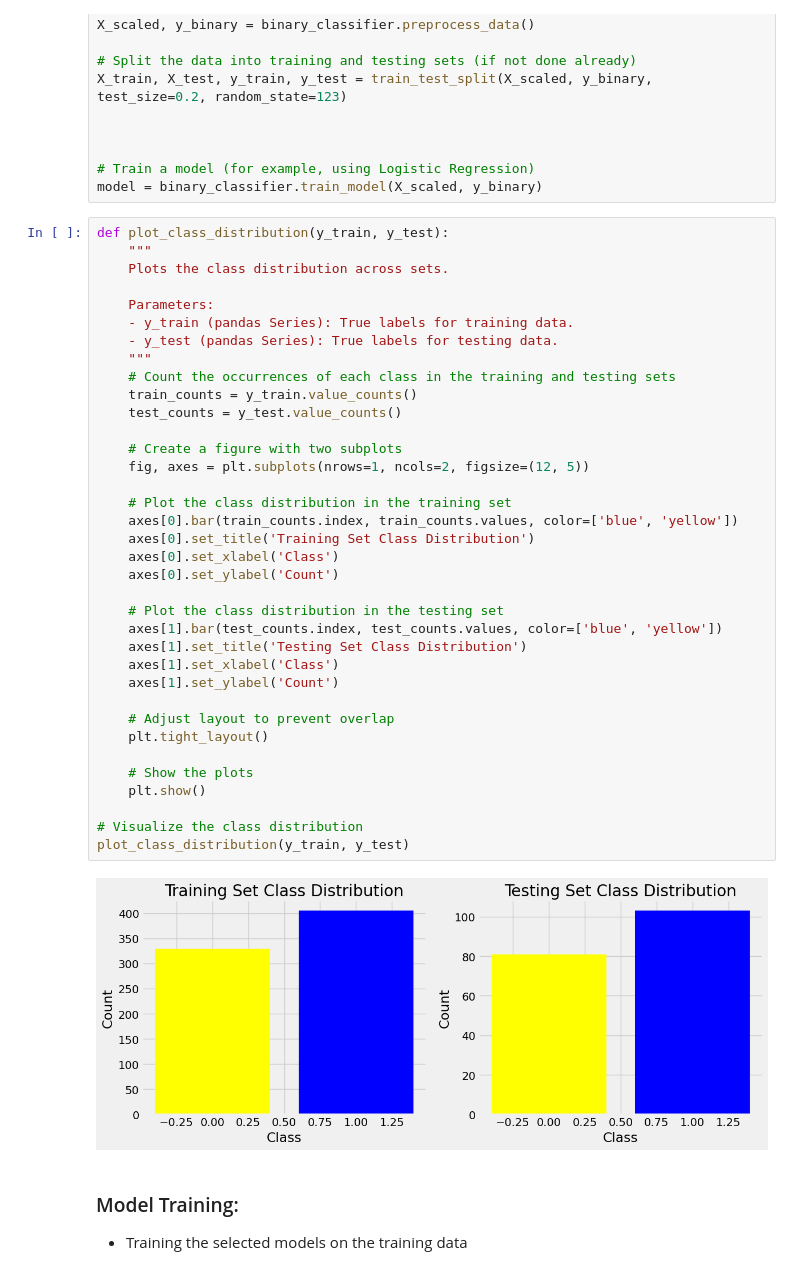
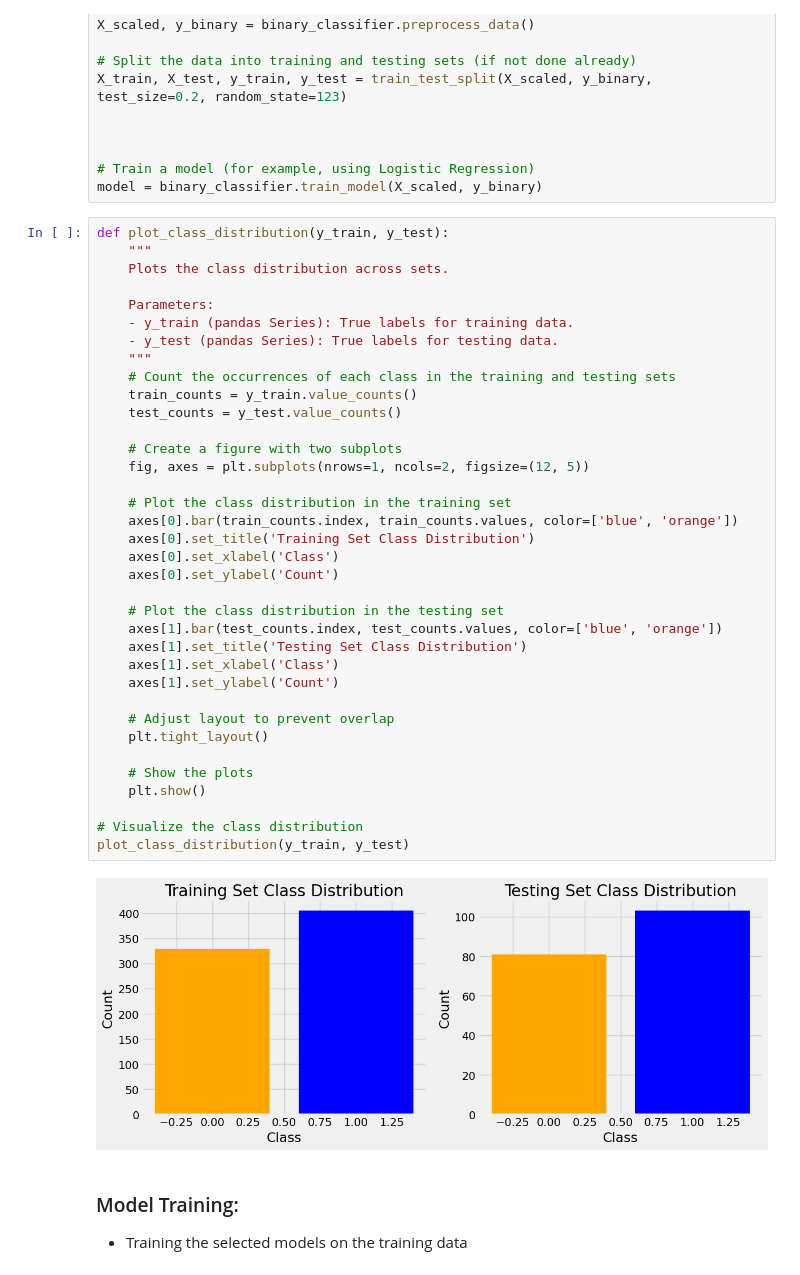
Before and after one commit to dataeducator/healthy_heart, a Jupyter notebook: notebook.ipynb, the cells around one changed output. Drawn from its saved outputs; the diff is of its cells as text.

```diff
--- a/notebook.ipynb
+++ b/notebook.ipynb
@@ -904,36 +995,36 @@ def plot_class_distribution(y_train, y_test):
     Parameters:
     - y_train (pandas Series): True labels for training data.
     - y_test (pandas Series): True labels for testing data.
     """
     # Count the occurrences of each class in the training and testing sets
     train_counts = y_train.value_counts()
     test_counts = y_test.value_counts()
 
     # Create a figure with two subplots
     fig, axes = plt.subplots(nrows=1, ncols=2, figsize=(12, 5))
 
     # Plot the class distribution in the training set
-    axes[0].bar(train_counts.index, train_counts.values, color=['blue', 'yellow'])
+    axes[0].bar(train_counts.index, train_counts.values, color=['blue', 'orange'])
     axes[0].set_title('Training Set Class Distribution')
     axes[0].set_xlabel('Class')
     axes[0].set_ylabel('Count')
 
     # Plot the class distribution in the testing set
-    axes[1].bar(test_counts.index, test_counts.values, color=['blue', 'yellow'])
+    axes[1].bar(test_counts.index, test_counts.values, color=['blue', 'orange'])
     axes[1].set_title('Testing Set Class Distribution')
     axes[1].set_xlabel('Class')
     axes[1].set_ylabel('Count')
 
     # Adjust layout to prevent overlap
     plt.tight_layout()
 
     # Show the plots
     plt.show()
 
 # Visualize the class distribution
 plot_class_distribution(y_train, y_test)
 # %% [output]
-[figure, old version]
+[figure, new version]
 # %% [markdown]
 ### Model Training:
 * Training the selected models on the training data
```
Also changed, not shown: parts of 12 cells of this notebook.
